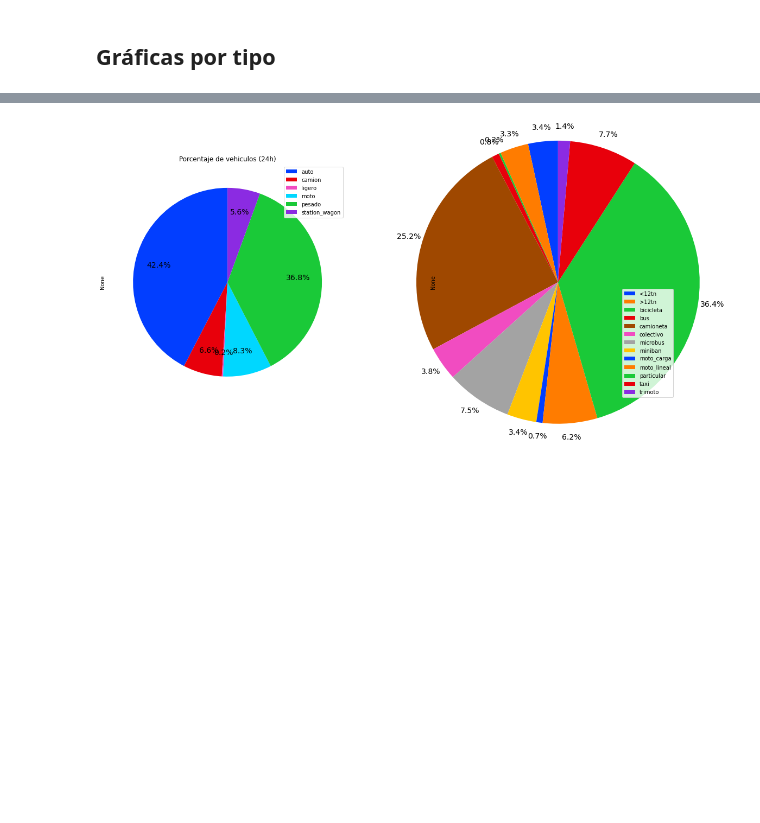
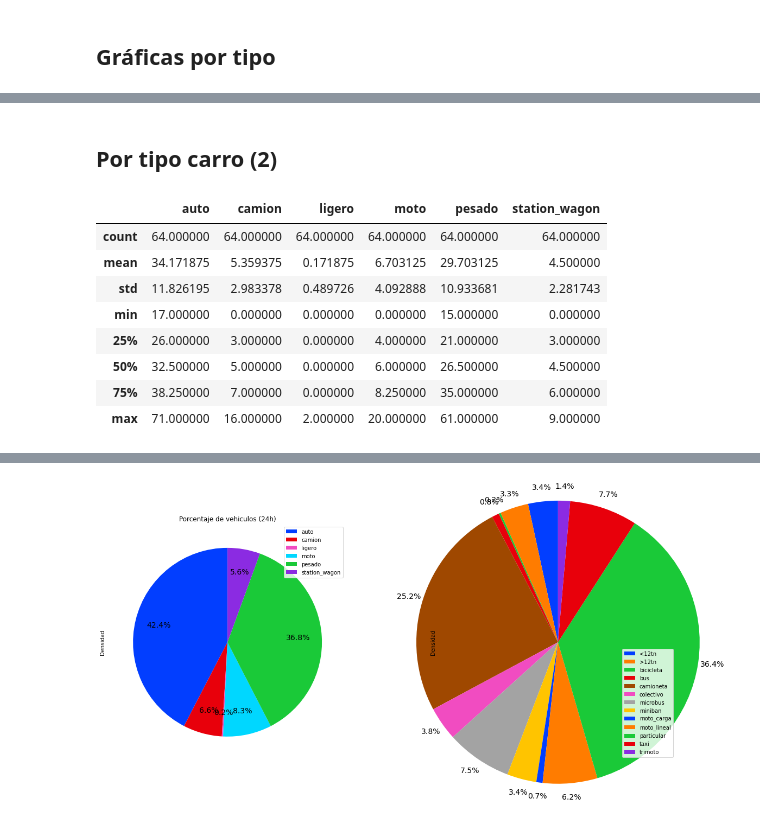
Before and after one commit to GreatestTrain/analisis_carretera, a Jupyter notebook: script.ipynb, the cells around one changed output, grey strips where cells are left out. Saved outputs shown, nothing was run; the diff lists cells and outputs as text; code cells hidden in the pictures; blank space fills up the shorter version.

```diff
--- a/script.ipynb
+++ b/script.ipynb
@@ -85,3 +90,17 @@ data_resampled.describe()
 | 50% | 0.000000 | 4.000000 | 1.000000 | 0.000000 | 26.500000 | 0.000000 | 5.000000 | 3.000000 | 0.0 | ... |
 | 75% | 0.000000 | 6.000000 | 2.000000 | 1.000000 | 32.250000 | 0.000000 | 6.000000 | 5.000000 | 0.0 | ... |
 | max | 2.000000 | 19.000000 | 4.000000 | 3.000000 | 36.000000 | 33.000000 | 11.000000 | 8.000000 | 0.0 | ... |
+# %% [markdown]
+## Por tipo carro (2)
+# %%
+data_resampled.groupby(level=0, axis=1).sum().describe()
+# %% [output]
+|  | auto | camion | ligero | moto | pesado | station_wagon |
+| count | 64.000000 | 64.000000 | 64.000000 | 64.000000 | 64.000000 | 64.000000 |
+| mean | 34.171875 | 5.359375 | 0.171875 | 6.703125 | 29.703125 | 4.500000 |
+| std | 11.826195 | 2.983378 | 0.489726 | 4.092888 | 10.933681 | 2.281743 |
+| min | 17.000000 | 0.000000 | 0.000000 | 0.000000 | 15.000000 | 0.000000 |
+| 25% | 26.000000 | 3.000000 | 0.000000 | 4.000000 | 21.000000 | 3.000000 |
+| 50% | 32.500000 | 5.000000 | 0.000000 | 6.000000 | 26.500000 | 4.500000 |
+| 75% | 38.250000 | 7.000000 | 0.000000 | 8.250000 | 35.000000 | 6.000000 |
+| max | 71.000000 | 16.000000 | 2.000000 | 20.000000 | 61.000000 | 9.000000 |
```
Also changed, not shown: parts of 6 cells of this notebook.
